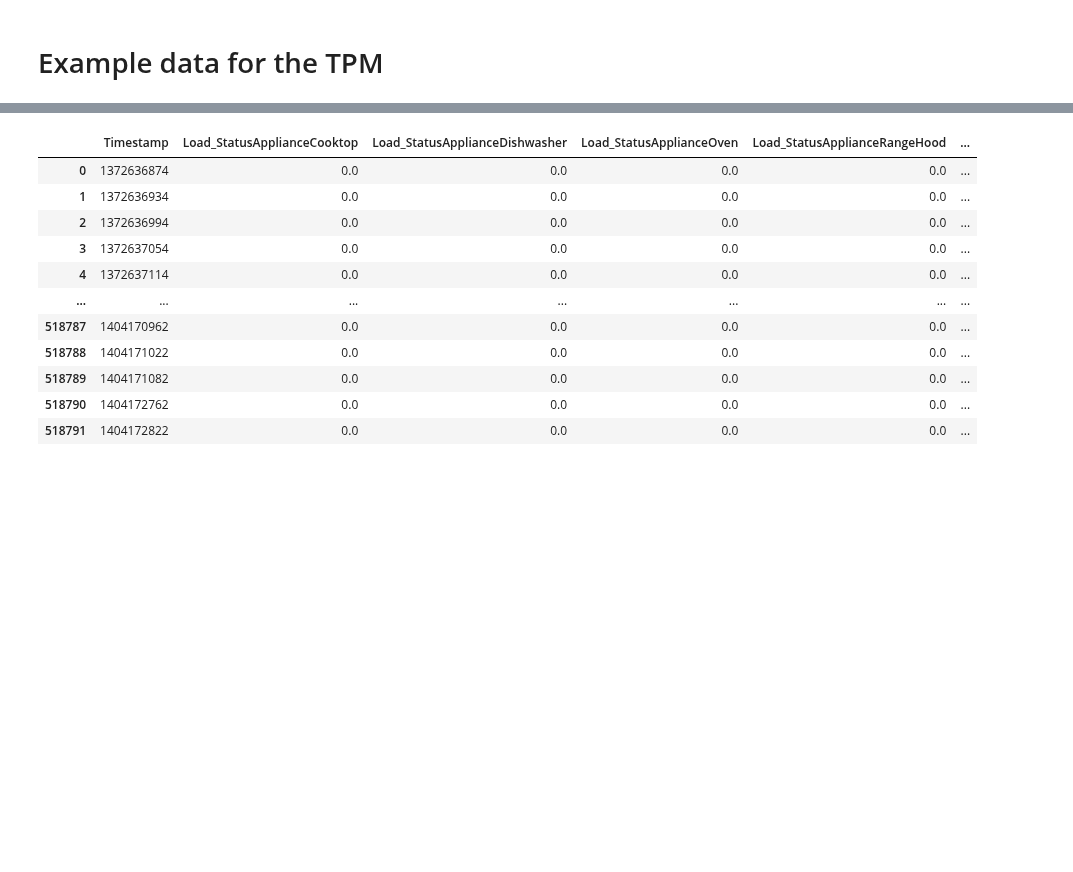
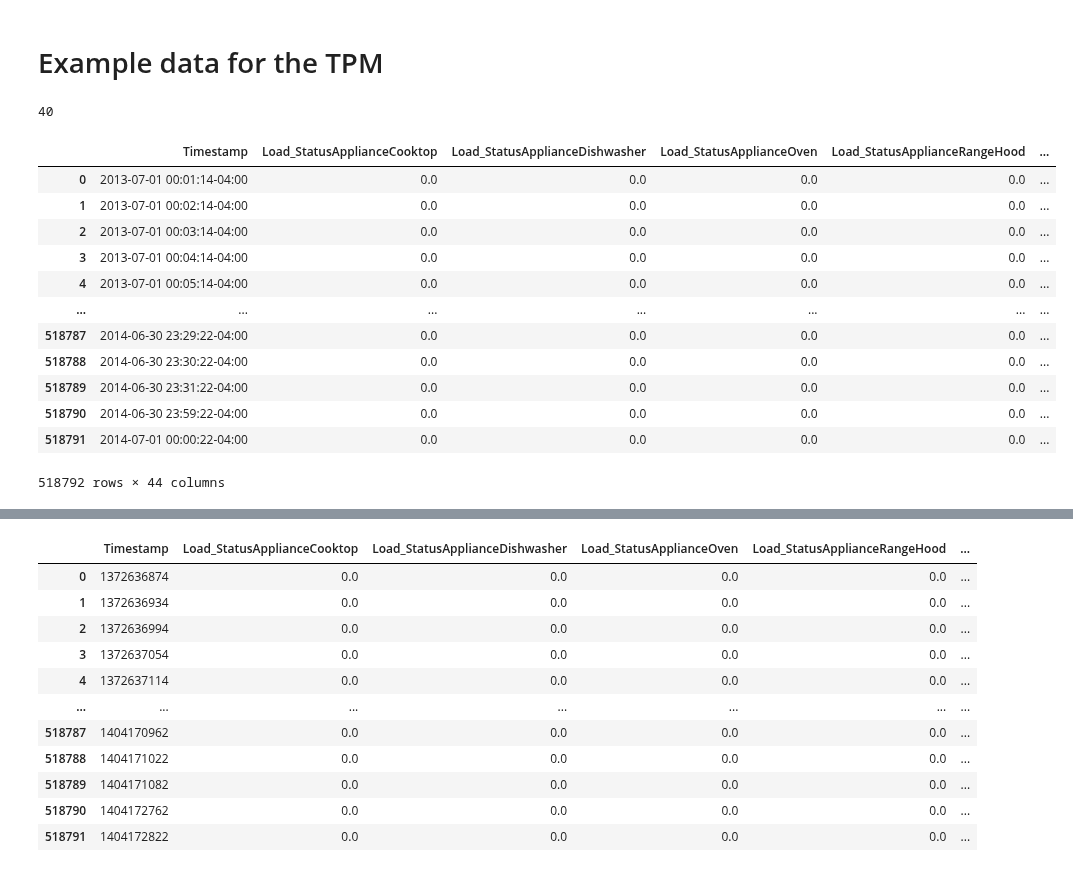
Before and after one commit to christiannielsen98/Datavidenskab-P6, a Jupyter notebook: WIP/Christian/transform_for_TPM_algorithm.ipynb, the cells around one changed output, grey strips where cells are left out. Cells and saved outputs as stored; diff of their text form; code cells hidden in the pictures; blank space fills up the shorter version.

```diff
--- a/WIP/Christian/transform_for_TPM_algorithm.ipynb
+++ b/WIP/Christian/transform_for_TPM_algorithm.ipynb
@@ -30,5 +30,29 @@ appliances_statusOnOff = meta.loc[appliance_condition]["Unnamed: 0"].tolist()
 for i in appliances_statusOnOff:
     year1_minutes.loc[year1_minutes[i] < 0, i] = 0
     year1_minutes.loc[year1_minutes[i] > 0, i] = 1
+
+len(appliances_statusOnOff)
+# %% [output]
+40
 # %%
 minute_appliances_status = year1_minutes[["Timestamp"] + appliances_statusOnOff].copy()
+# %%
+minute_appliances_status["Load_StatusKitchenLights"] = minute_appliances_status[["Load_StatusKitchenLightsA", "Load_StatusKitchenLightsB",
+ "Load_StatusKitchenLightsC"]].max(axis=1)
+minute_appliances_status["Load_StatusLRLights"] = minute_appliances_status[["Load_StatusLRLights1", "Load_StatusLRLights2", "Load_StatusLRLights3"]].max(axis=1)
+minute_appliances_status["Load_StatusMBRLight"] = minute_appliances_status[["Load_StatusMBRLights1", "Load_StatusMBRLights2"]].max(axis=1)
+minute_appliances_status
+# %% [output]
+|  | Timestamp | Load_StatusApplianceCooktop | Load_StatusApplianceDishwasher | Load_StatusApplianceOven | Load_StatusApplianceRangeHood | ... |
+| 0 | 2013-07-01 00:01:14-04:00 | 0.0 | 0.0 | 0.0 | 0.0 | ... |
+| 1 | 2013-07-01 00:02:14-04:00 | 0.0 | 0.0 | 0.0 | 0.0 | ... |
+| 2 | 2013-07-01 00:03:14-04:00 | 0.0 | 0.0 | 0.0 | 0.0 | ... |
+| 3 | 2013-07-01 00:04:14-04:00 | 0.0 | 0.0 | 0.0 | 0.0 | ... |
+| 4 | 2013-07-01 00:05:14-04:00 | 0.0 | 0.0 | 0.0 | 0.0 | ... |
+| ... | ... | ... | ... | ... | ... | ... |
+| 518787 | 2014-06-30 23:29:22-04:00 | 0.0 | 0.0 | 0.0 | 0.0 | ... |
+| 518788 | 2014-06-30 23:30:22-04:00 | 0.0 | 0.0 | 0.0 | 0.0 | ... |
+| 518789 | 2014-06-30 23:31:22-04:00 | 0.0 | 0.0 | 0.0 | 0.0 | ... |
+| 518790 | 2014-06-30 23:59:22-04:00 | 0.0 | 0.0 | 0.0 | 0.0 | ... |
+| 518791 | 2014-07-01 00:00:22-04:00 | 0.0 | 0.0 | 0.0 | 0.0 | ... |
+518792 rows × 44 columns
```
Also changed, not shown: parts of 3 cells of this notebook.
